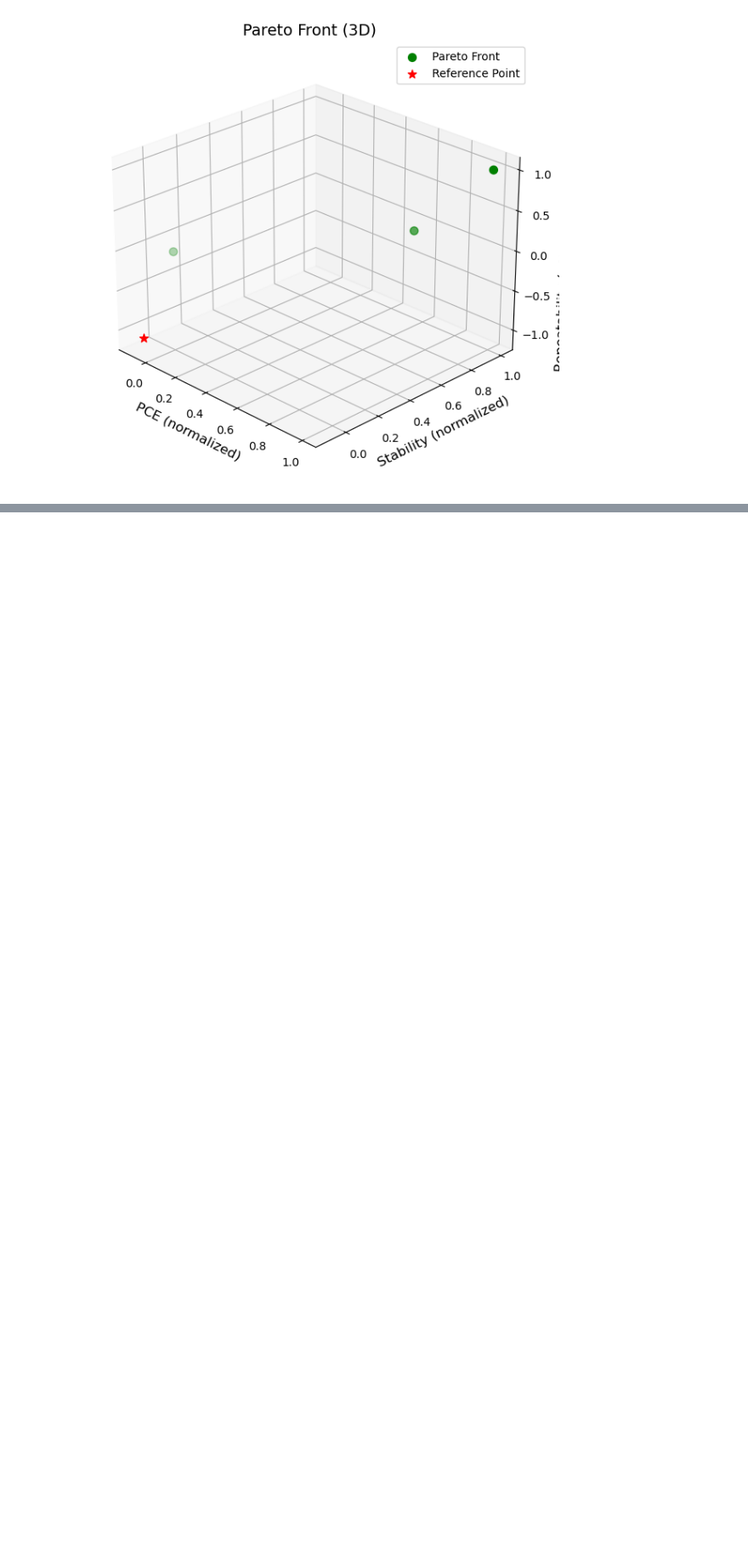
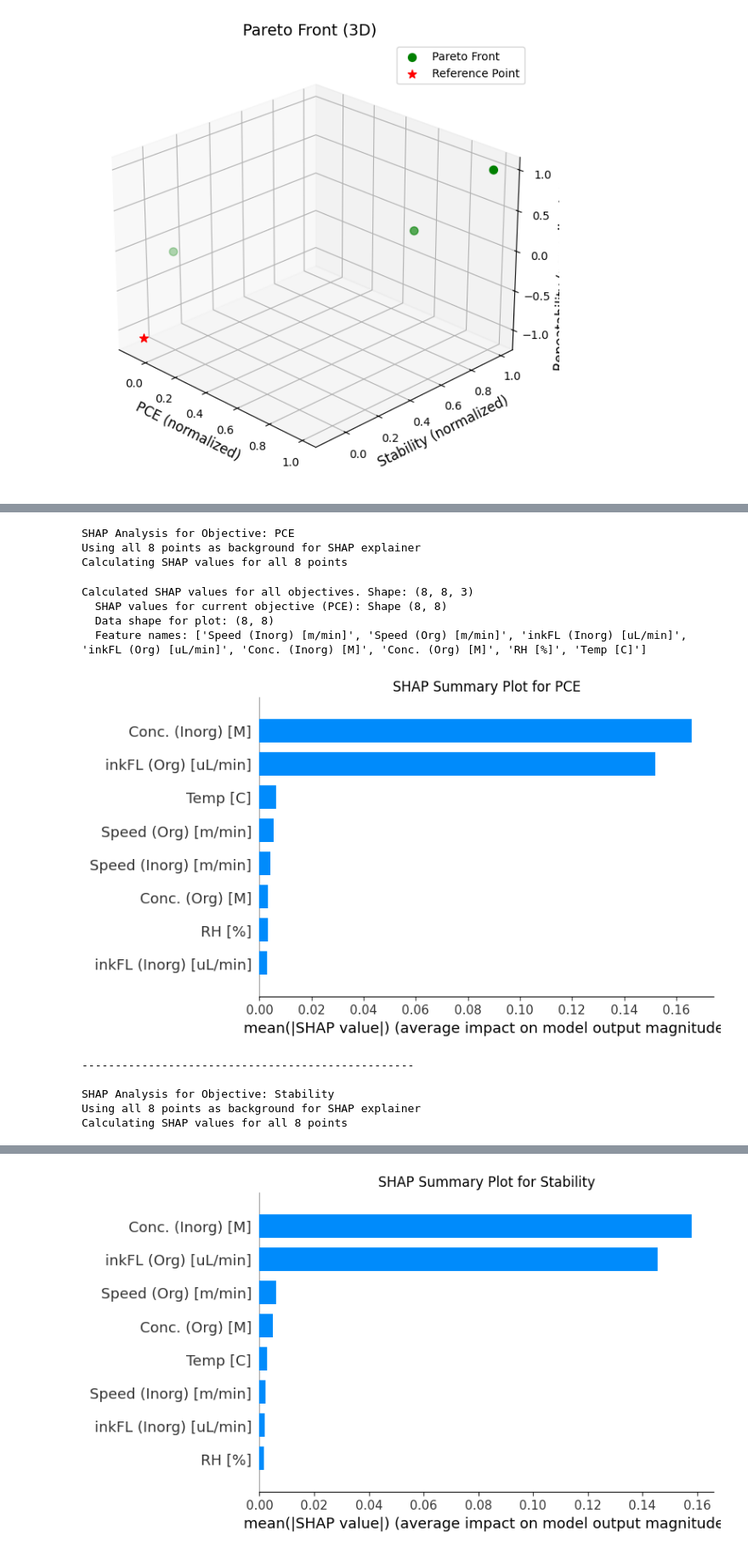
Before and after one commit to PV-Lab/MOBO-Kit, a Jupyter notebook: MOBO/UW-MIT FOM MOBO.ipynb, the cells around one changed output, grey strips where cells are left out. Shown at 85% size. Cells and saved outputs as stored; diff of their text form; code cells hidden in the pictures; blank space fills up the shorter version.

```diff
--- a/MOBO/UW-MIT FOM MOBO.ipynb
+++ b/MOBO/UW-MIT FOM MOBO.ipynb
@@ -845,0 +847,78 @@ Max predicted Repeatability (flipped): 0.11754920642145214
+# %%
+import shap
+import matplotlib.pyplot as plt
+import torch
+import numpy as np
+
+# Convert training data to numpy for SHAP
+train_X_np = train_X.cpu().numpy()
+
+# Ensure feature names are correctly defined
+feature_names = x_labels
+
+objective_names = ["PCE", "Stability", "Repeatability"]
+
+for i, single_model in enumerate(best_models): # The variable 'i' will be 0, 1, 2
+    print(f"SHAP Analysis for Objective: {objective_names[i]}")
+
+    # Create a prediction function for the SHAP explainer
+    def model_predict(X):
+        X_tensor = torch.tensor(X, dtype=torch.float32)
+        # Assuming 'model' is your global ModelListGP that predicts all 3 objectives
+        posterior = model.posterior(X_tensor)
+        pred_mean = posterior.mean.detach().cpu().numpy()
+        # pred_mean would be (number_of_X_samples, 3) for 3 objectives
+        return pred_mean
+
+    background_data = train_X_np
+    print(f"Using all {train_X_np.shape[0]} points as background for SHAP explainer")
+
+    explainer = shap.KernelExplainer(model_predict, background_data)
+
+    samples_for_shap = train_X_np
+    print(f"Calculating SHAP values for all {train_X_np.shape[0]} points")
+
+    # Calculate SHAP values. If model_predict returns (N,3) for 3 objectives,
+    # then 'all_objectives_shap_values' will be (num_samples, num_features, 3).
+    # In your case, (8, 8, 3), as per your comment.
+    all_objectives_shap_values = explainer.shap_values(samples_for_shap, nsamples=64)
+
+    print(f"Calculated SHAP values for all objectives. Shape: {all_objectives_shap_values.shape}")
+
+    # To iterate and get an (8,8) slice for each of the 3 objectives:
+    shap_values_for_this_objective = all_objectives_shap_values[:, :, i]
+
+    print(f"  SHAP values for current objective ({objective_names[i]}): Shape {shap_values_for_this_objective.shape}")
+    print(f"  Data shape for plot: {samples_for_shap.shape}") # This is still (8,8)
+    print(f"  Feature names: {feature_names}")
+
+    # Plot the summary for the current objective using its 2D SHAP values
+    plt.figure(figsize=(12, 10))
+    shap.summary_plot(
+        shap_values_for_this_objective,  # Pass the 2D array for the specific objective
+        samples_for_shap,
+        feature_names=feature_names,
+        # class_names is not needed when plotting SHAP values for a single output/objective
+        plot_type="bar",
+        show=False
+    )
+    plt.title(f'SHAP Summary Plot for {objective_names[i]}')
+    plt.tight_layout()
+    plt.savefig(f'shap_summary_{objective_names[i]}.png', dpi=300)
+    plt.show()
+
+    print("-" * 50 + "\n")
+# %% [output]
+SHAP Analysis for Objective: PCE
+Using all 8 points as background for SHAP explainer
+Calculating SHAP values for all 8 points
+Calculated SHAP values for all objectives. Shape: (8, 8, 3)
+  SHAP values for current objective (PCE): Shape (8, 8)
+  Data shape for plot: (8, 8)
+  Feature names: ['Speed (Inorg) [m/min]', 'Speed (Org) [m/min]', 'inkFL (Inorg) [uL/min]', 'inkFL (Org) [uL/min]', 'Conc. (Inorg) [M]', 'Conc. (Org) [M]', 'RH [%]', 'Temp [C]']
+[figure, added]
+--------------------------------------------------
+
+SHAP Analysis for Objective: Stability
+Using all 8 points as background for SHAP explainer
+Calculating SHAP values for all 8 points
@@ -845,0 +929 @@ Max predicted Repeatability (flipped): 0.11754920642145214
+[figure, added]
```
Also changed, not shown: parts of 17 cells of this notebook.
